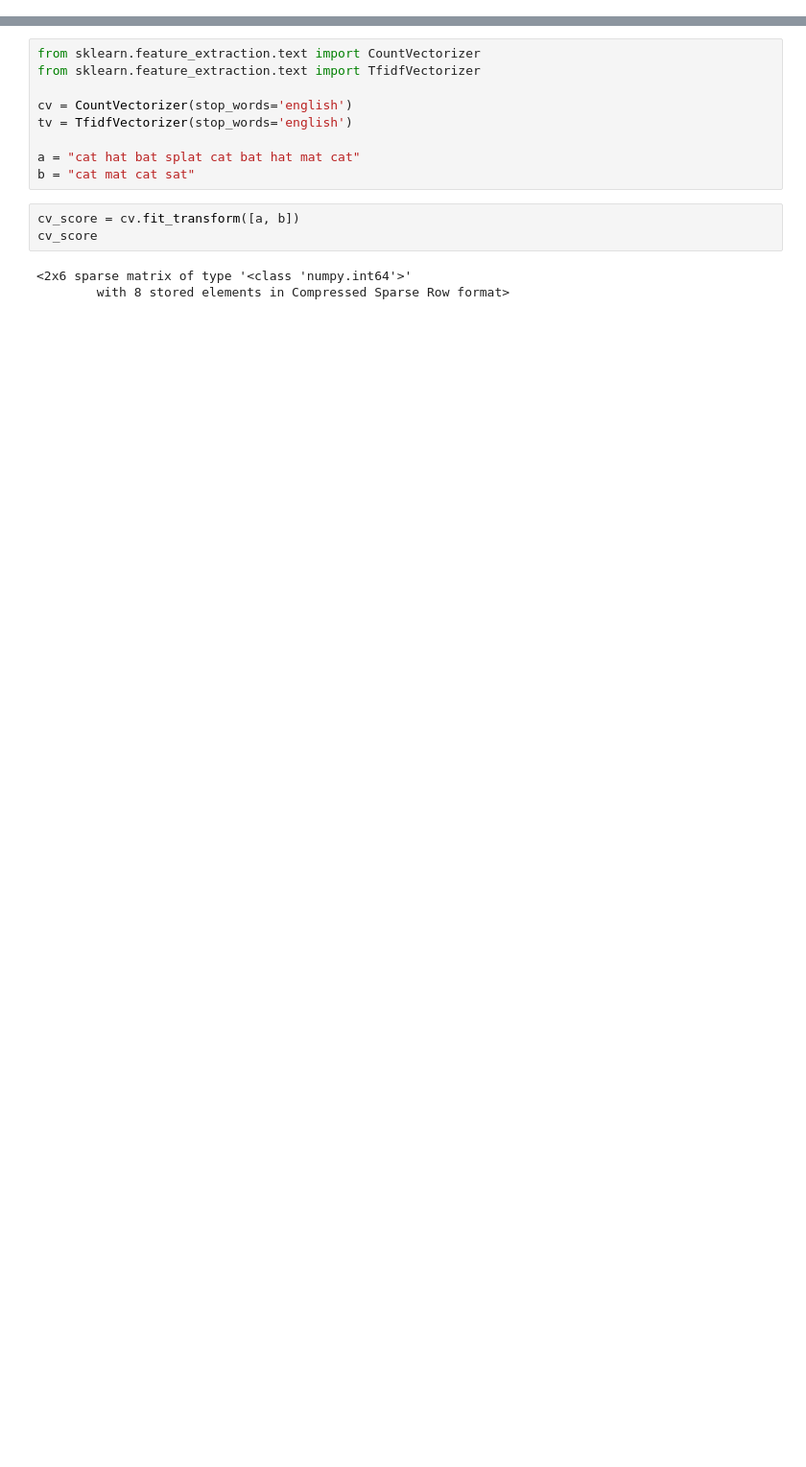
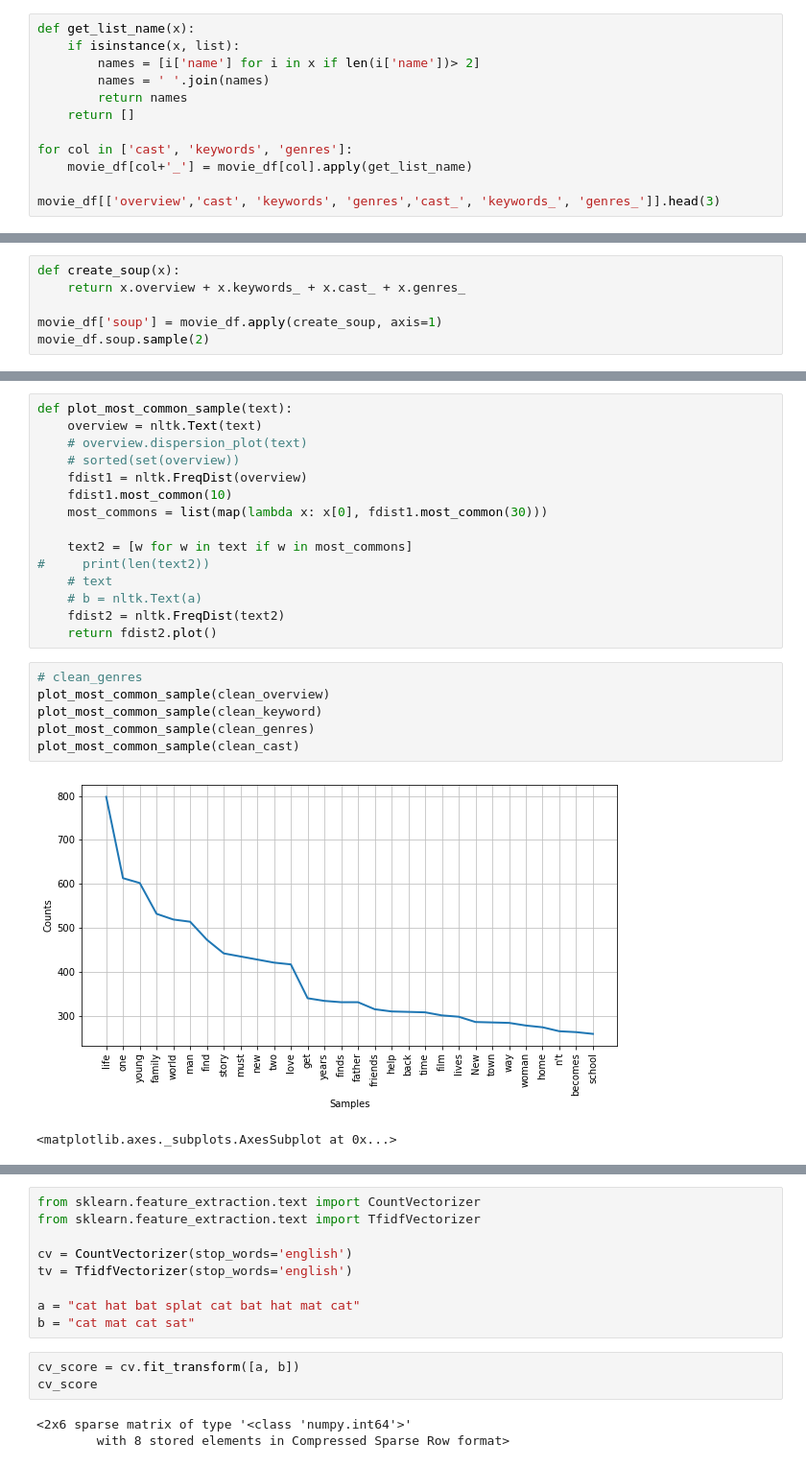
Before and after one commit to ngonhan2k5/cs-ml, a Jupyter notebook: pro2/notebook/eda_content_base.ipynb, the cells around one changed output, grey strips where cells are left out. Shown at 96% size. Drawn from its saved outputs; the diff is of its cells as text; blank space fills up the shorter version.

```diff
--- a/pro2/notebook/eda_content_base.ipynb
+++ b/pro2/notebook/eda_content_base.ipynb
@@ -23,0 +86,12 @@ df2[df2['id']==318]
+# %%
+def get_list_name(x):
+    if isinstance(x, list):
+        names = [i['name'] for i in x if len(i['name'])> 2]
+        names = ' '.join(names)
+        return names
+    return []
+
+for col in ['cast', 'keywords', 'genres']:
+    movie_df[col+'_'] = movie_df[col].apply(get_list_name)
+
+movie_df[['overview','cast', 'keywords', 'genres','cast_', 'keywords_', 'genres_']].head(3)
@@ -23,0 +105,6 @@ df2[df2['id']==318]
+# %%
+def create_soup(x):
+    return x.overview + x.keywords_ + x.cast_ + x.genres_
+
+movie_df['soup'] = movie_df.apply(create_soup, axis=1)
+movie_df.soup.sample(2)
@@ -23,0 +180,24 @@ df2[df2['id']==318]
+# %%
+def plot_most_common_sample(text):
+    overview = nltk.Text(text)
+    # overview.dispersion_plot(text)
+    # sorted(set(overview))
+    fdist1 = nltk.FreqDist(overview)
+    fdist1.most_common(10)
+    most_commons = list(map(lambda x: x[0], fdist1.most_common(30)))
+
+    text2 = [w for w in text if w in most_commons]
+#     print(len(text2))
+    # text
+    # b = nltk.Text(a)
+    fdist2 = nltk.FreqDist(text2)
+    return fdist2.plot()
+# %%
+# clean_genres
+plot_most_common_sample(clean_overview)
+plot_most_common_sample(clean_keyword)
+plot_most_common_sample(clean_genres)
+plot_most_common_sample(clean_cast)
+# %% [output]
+[figure, added]
+<matplotlib.axes._subplots.AxesSubplot at 0x...>
```
Also changed, not shown: parts of 23 cells of this notebook, 1 other file.
